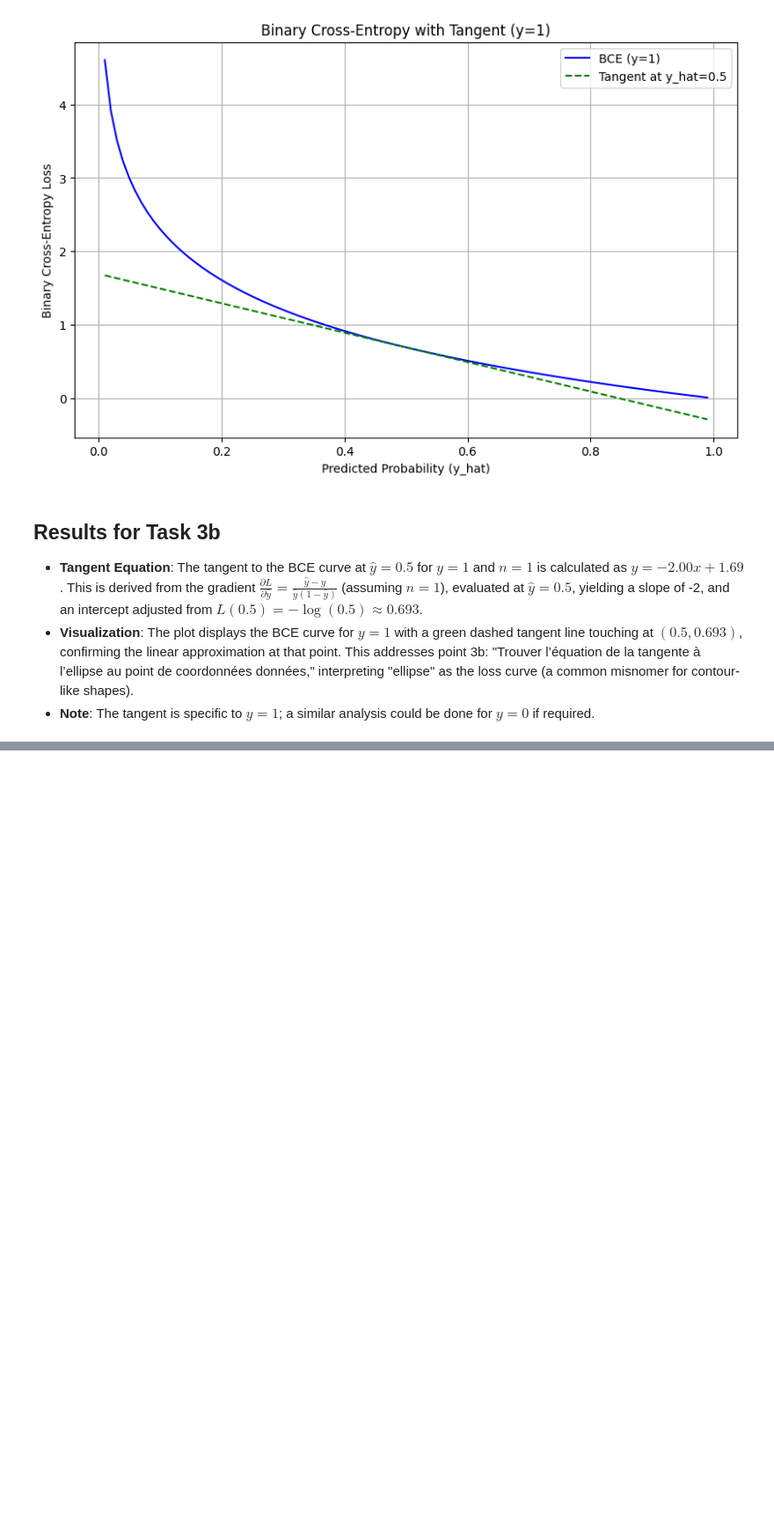
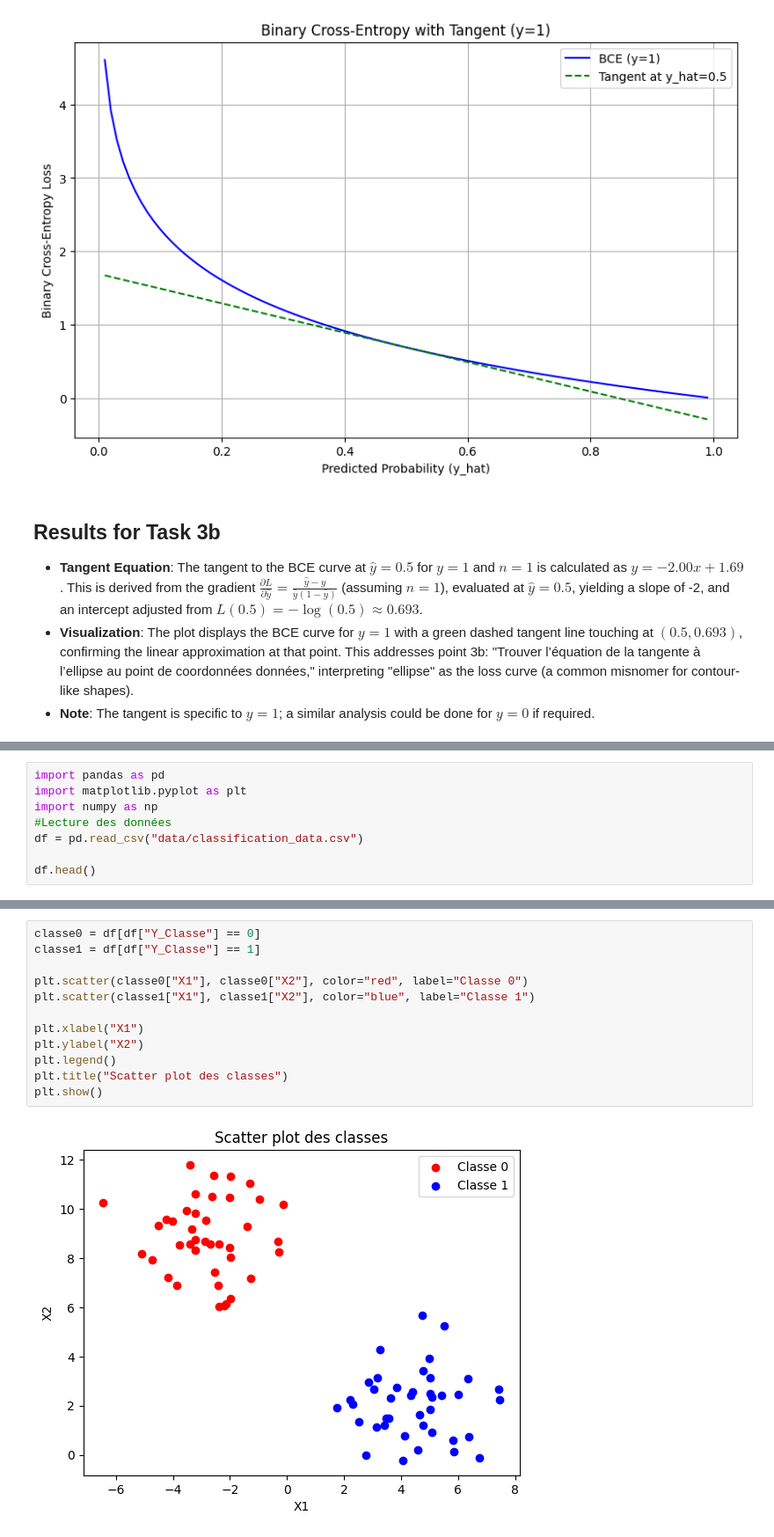
Before and after one commit to MKKT-4127-Optimisation-TPE/TPE_Calcul-symbolique, a Jupyter notebook: TPE-Fonction_erreur-SYMBOLIQUE.ipynb, the cells around one changed output, grey strips where cells are left out. Shown at 88% size. Saved outputs shown, nothing was run; the diff lists cells and outputs as text; blank space fills up the shorter version.

```diff
--- a/TPE-Fonction_erreur-SYMBOLIQUE.ipynb
+++ b/TPE-Fonction_erreur-SYMBOLIQUE.ipynb
@@ -782,0 +880,8 @@ Tangent equation at y_hat = 0.5: y = -2.00x + 1.69
+# %%
+import pandas as pd
+import matplotlib.pyplot as plt
+import numpy as np
+#Lecture des données
+df = pd.read_csv("data/classification_data.csv")
+
+df.head()
@@ -782,0 +895,14 @@ Tangent equation at y_hat = 0.5: y = -2.00x + 1.69
+# %%
+classe0 = df[df["Y_Classe"] == 0]
+classe1 = df[df["Y_Classe"] == 1]
+
+plt.scatter(classe0["X1"], classe0["X2"], color="red", label="Classe 0")
+plt.scatter(classe1["X1"], classe1["X2"], color="blue", label="Classe 1")
+
+plt.xlabel("X1")
+plt.ylabel("X2")
+plt.legend()
+plt.title("Scatter plot des classes")
+plt.show()
+# %% [output]
+[figure, added]
```
Also changed, not shown: parts of 17 cells of this notebook.
